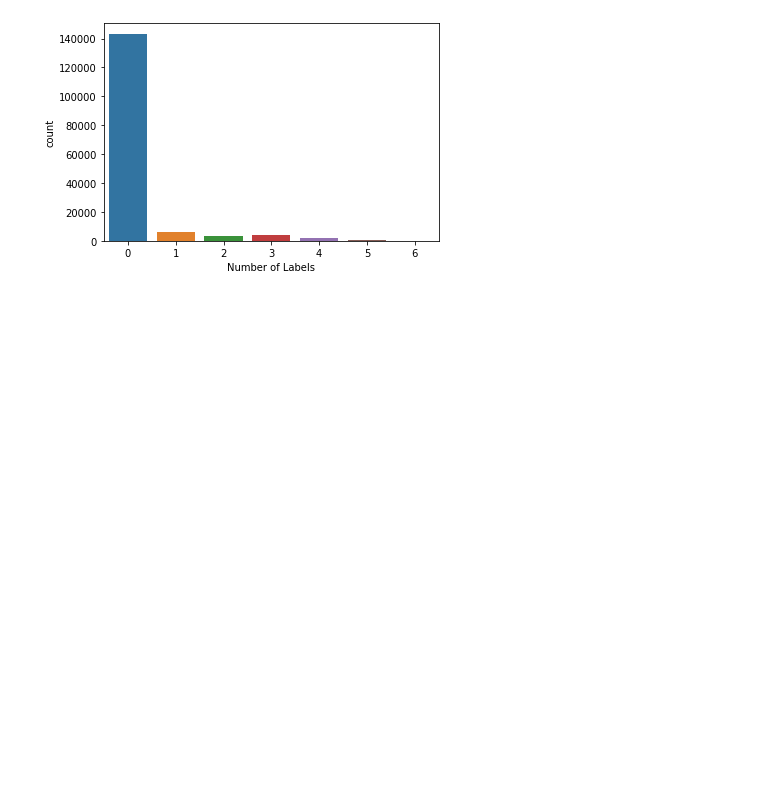
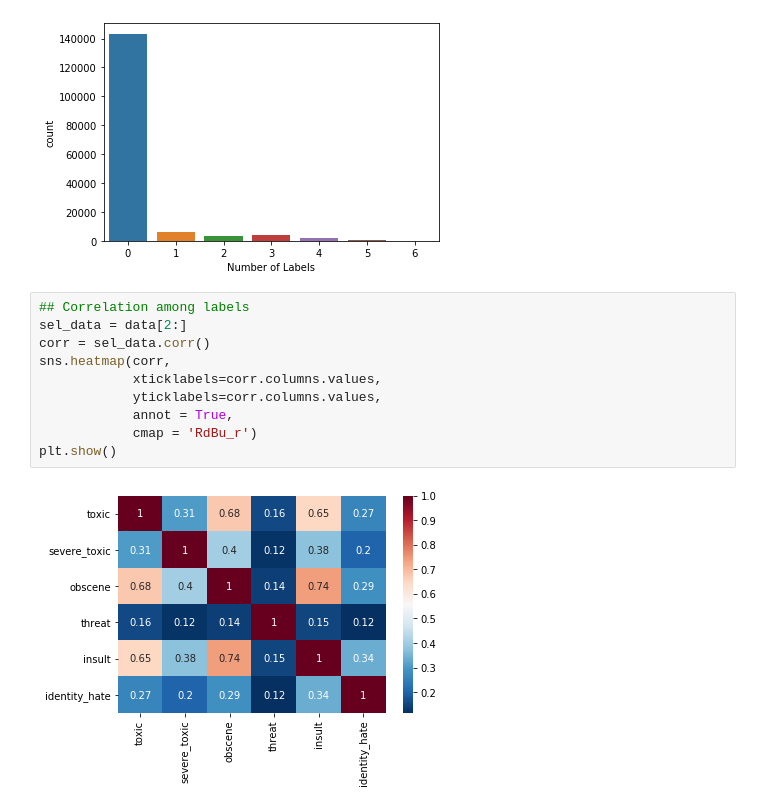
Before and after one commit to guolin1/NLP_ToxicCommentClassification, a Jupyter notebook: notebooks/0_eda.ipynb, the cells around one changed output. Saved outputs shown, nothing was run; the diff lists cells and outputs as text; blank space fills up the shorter version.

```diff
--- a/notebooks/0_eda.ipynb
+++ b/notebooks/0_eda.ipynb
@@ -51,3 +54,15 @@ ax.set_xlabel('Number of Labels')
 plt.show()
 # %% [output]
 [figure]
+# %%
+## Correlation among labels
+sel_data = data[2:]
+corr = sel_data.corr()
+sns.heatmap(corr,
+            xticklabels=corr.columns.values,
+            yticklabels=corr.columns.values,
+            annot = True,
+            cmap = 'RdBu_r')
+plt.show()
+# %% [output]
+[figure, added]
```
Also changed, not shown: parts of 1 cell of this notebook, 7 other files.
